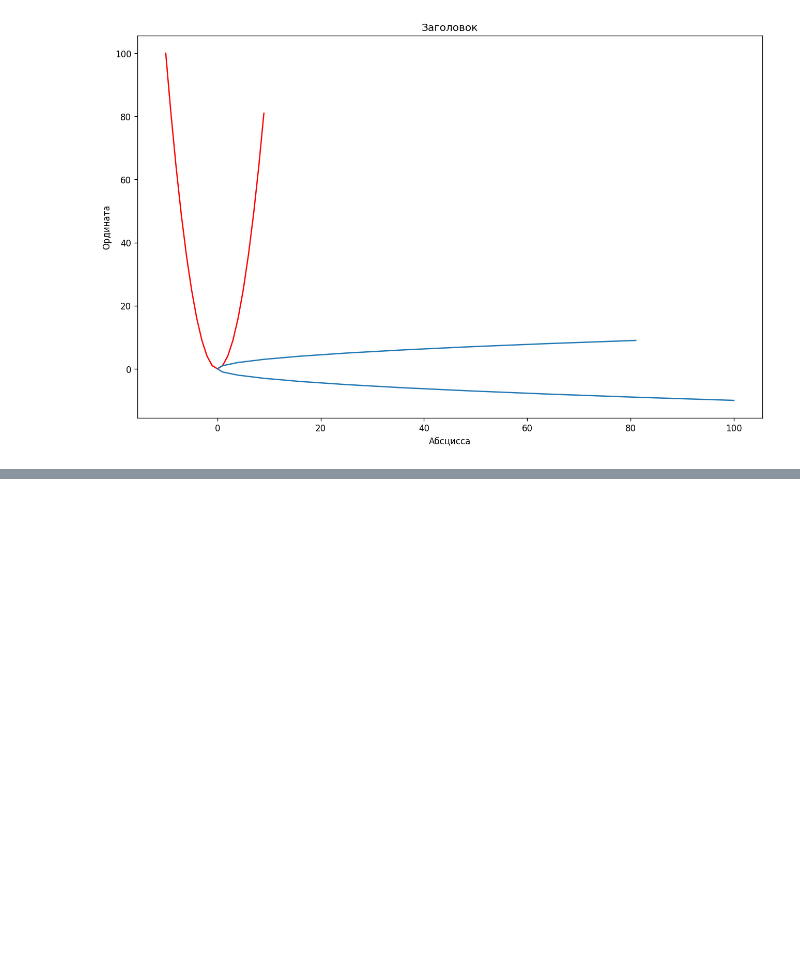
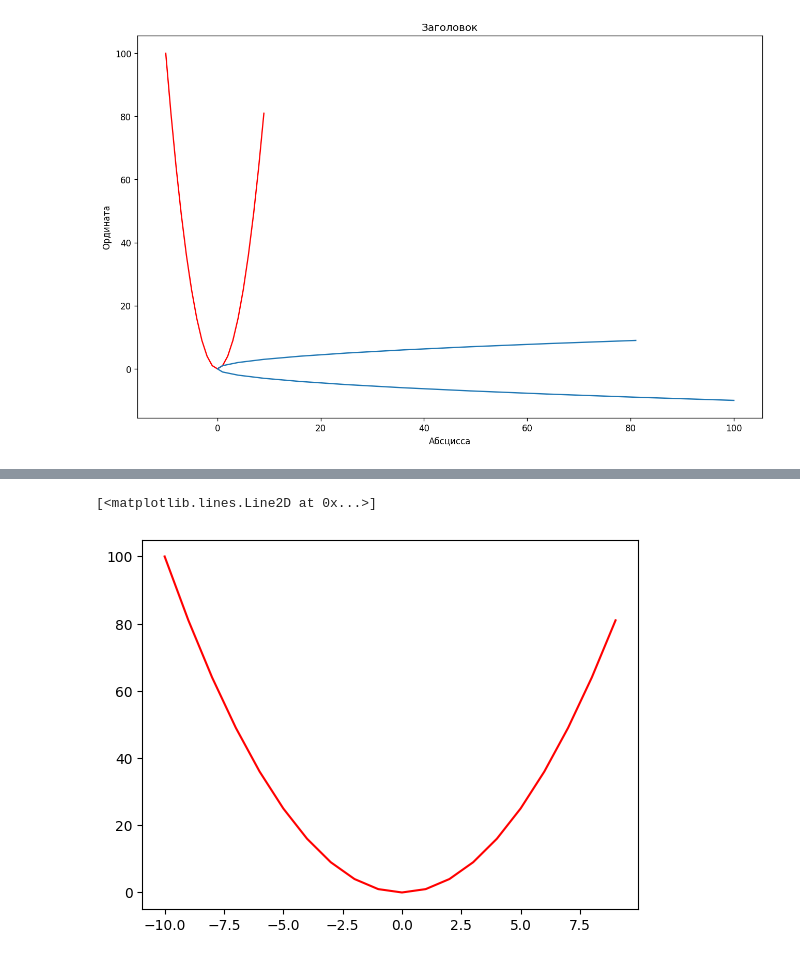
Before and after one commit to NikitaKozlov3412/MyProjectsAndGames, a Jupyter notebook: Stepik_lesson_6_11 Matplotlib.ipynb, the cells around one changed output, grey strips where cells are left out. Drawn from its saved outputs; the diff is of its cells as text; code cells hidden in the pictures; blank space fills up the shorter version.

```diff
--- a/Stepik_lesson_6_11 Matplotlib.ipynb
+++ b/Stepik_lesson_6_11 Matplotlib.ipynb
@@ -160,0 +206,6 @@ plt.savefig('1.svg')
+# %%
+fig, axes = plt.subplots()
+axes.plot(x, y, 'r')
+# %% [output]
+[<matplotlib.lines.Line2D at 0x...>]
+[figure, added]
```
Also changed, not shown: parts of 19 cells of this notebook.
